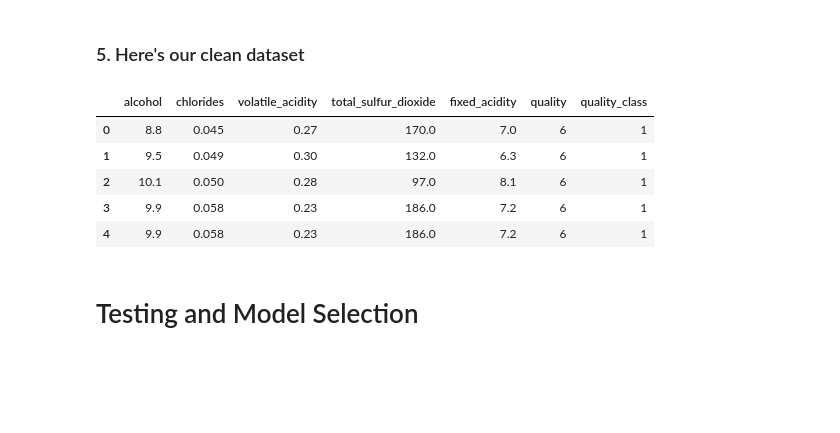
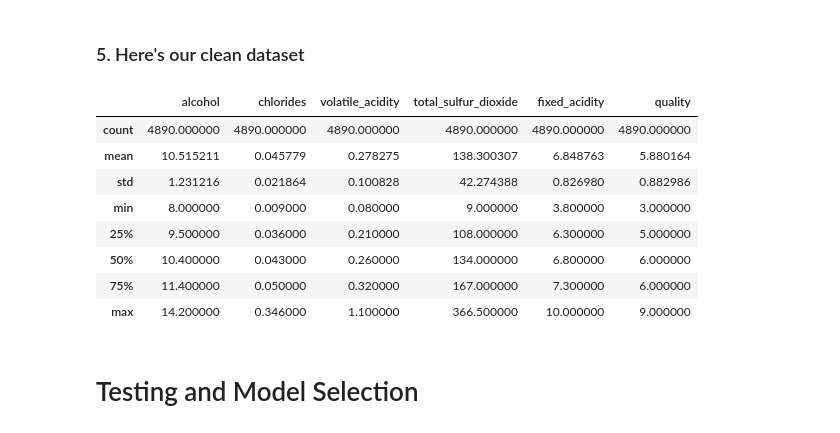
Before and after one commit to rahulughade/winequality, a Jupyter notebook: whitewine.ipynb, the cells around one changed output. Saved outputs shown, nothing was run; the diff lists cells and outputs as text; code cells hidden in the pictures; blank space fills up the shorter version.

```diff
--- a/whitewine.ipynb
+++ b/whitewine.ipynb
@@ -13,7 +13,7 @@ from sklearn.linear_model import LinearRegression
 from sklearn.linear_model import RidgeCV, LassoCV, Ridge, Lasso
 # %%
 #Read dataset
-whitewine_data = pd.read_csv('winequality-white.csv',sep=';')
+whitewine_data = pd.read_csv('data/winequality-white.csv',sep=';')
 whitewine_data.head()
 # %% [output]
 |  | fixed acidity | volatile acidity | citric acid | residual sugar | chlorides | free sulfur dioxide | ... |
@@ -348,13 +348,16 @@ plt.savefig(f"Images/WhiteWines/white_wine_boxplot.png")
 ### 5. Here's our clean dataset
 # %%
 whitewine_df_clean = whitewine_df_trimmed.loc[:,["alcohol","chlorides","volatile_acidity","total_sulfur_dioxide","fixed_acidity", "quality","quality_class"]]
-whitewine_df_clean.head()
+whitewine_df_clean.describe()
 # %% [output]
-|  | alcohol | chlorides | volatile_acidity | total_sulfur_dioxide | fixed_acidity | quality | quality_class |
-| 0 | 8.8 | 0.045 | 0.27 | 170.0 | 7.0 | 6 | 1 |
-| 1 | 9.5 | 0.049 | 0.30 | 132.0 | 6.3 | 6 | 1 |
-| 2 | 10.1 | 0.050 | 0.28 | 97.0 | 8.1 | 6 | 1 |
-| 3 | 9.9 | 0.058 | 0.23 | 186.0 | 7.2 | 6 | 1 |
-| 4 | 9.9 | 0.058 | 0.23 | 186.0 | 7.2 | 6 | 1 |
+|  | alcohol | chlorides | volatile_acidity | total_sulfur_dioxide | fixed_acidity | quality |
+| count | 4890.000000 | 4890.000000 | 4890.000000 | 4890.000000 | 4890.000000 | 4890.000000 |
+| mean | 10.515211 | 0.045779 | 0.278275 | 138.300307 | 6.848763 | 5.880164 |
+| std | 1.231216 | 0.021864 | 0.100828 | 42.274388 | 0.826980 | 0.882986 |
+| min | 8.000000 | 0.009000 | 0.080000 | 9.000000 | 3.800000 | 3.000000 |
+| 25% | 9.500000 | 0.036000 | 0.210000 | 108.000000 | 6.300000 | 5.000000 |
+| 50% | 10.400000 | 0.043000 | 0.260000 | 134.000000 | 6.800000 | 6.000000 |
+| 75% | 11.400000 | 0.050000 | 0.320000 | 167.000000 | 7.300000 | 6.000000 |
+| max | 14.200000 | 0.346000 | 1.100000 | 366.500000 | 10.000000 | 9.000000 |
 # %%
 #Export dataframe to csv
```
Also changed, not shown: parts of 20 cells of this notebook, 35 other files.
